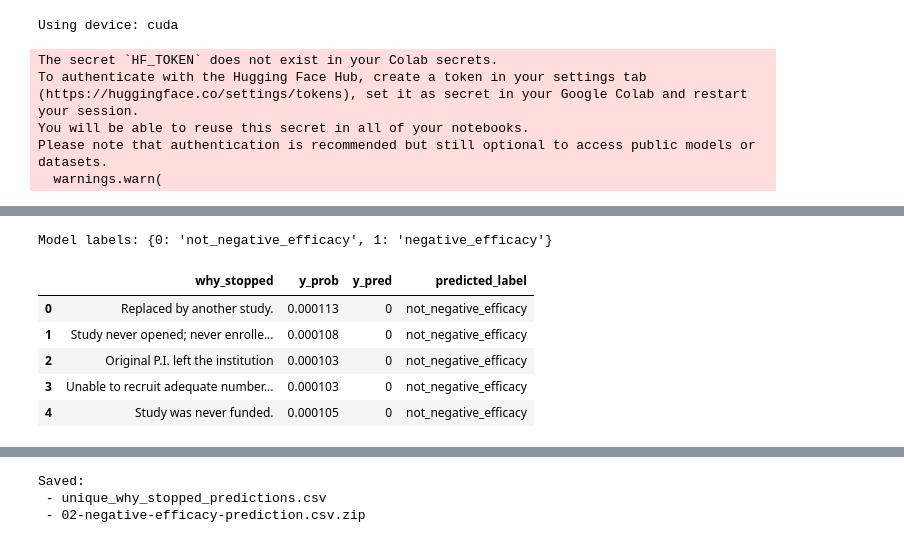
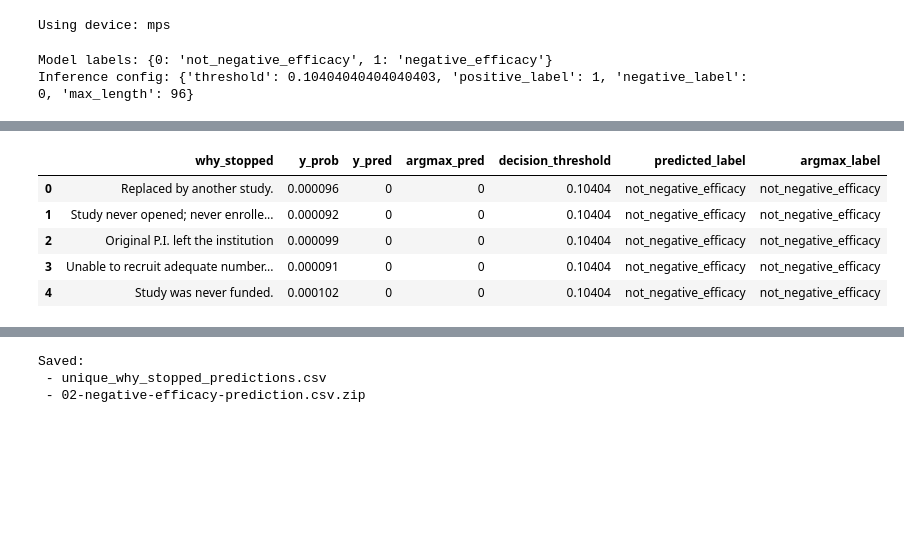
Before and after one commit to ellimilial/clinical-trials-negative-efficacy, a Jupyter notebook: 02-negative-efficacy-prediction.ipynb, the cells around one changed output, grey strips where cells are left out. Drawn from its saved outputs; the diff is of its cells as text; code cells hidden in the pictures; blank space fills up the shorter version.

```diff
--- a/02-negative-efficacy-prediction.ipynb
+++ b/02-negative-efficacy-prediction.ipynb
@@ -41,6 +39,9 @@ dtype: object
 # %%
+import json
+import numpy as np
 import pandas as pd
 import torch
+from huggingface_hub import hf_hub_download
 from transformers import AutoTokenizer, AutoModelForSequenceClassification
 from scipy.special import expit, softmax
 from tqdm.auto import tqdm
@@ -49,22 +50,42 @@ from tqdm.auto import tqdm
 # Configuration
 # -------------------------------------------------------------------
 MODEL_ID = "ellimilial/clinical-trials-negative-efficacy-biomedbert"
+# MODEL_ID = "ellimilial/clinical-trials-negative-efficacy-deberta-v3-base"
 TEXT_COL = "why_stopped"
 BATCH_SIZE = 32
 
-device = "cuda" if torch.cuda.is_available() else "cpu"
+device = (
+    "mps"
+    if torch.backends.mps.is_built() and torch.backends.mps.is_available()
+    else "cpu"
+)
 print(f"Using device: {device}")
 
 # -------------------------------------------------------------------
-# Load model
+# Load model + published inference settings
 # -------------------------------------------------------------------
 tokenizer = AutoTokenizer.from_pretrained(MODEL_ID)
 model = AutoModelForSequenceClassification.from_pretrained(MODEL_ID)
 model.to(device)
 model.eval()
 
-id2label = model.config.id2label
+config_path = hf_hub_download(MODEL_ID, "inference_config.json")
+with open(config_path) as f:
+    inference_config = json.load(f)
+
+id2label = {int(k): v for k, v in inference_config["id2label"].items()}
+positive_label_id = int(inference_config["positive_label"])
+negative_label_id = int(inference_config["negative_label"])
+threshold = float(inference_config["threshold"])
+max_length = int(inference_config["max_length"])
+
 print("Model labels:", id2label)
+print("Inference config:", {
+    "threshold": threshold,
+    "positive_label": positive_label_id,
+    "negative_label": negative_label_id,
+    "max_length": max_length,
+})
 
 # -------------------------------------------------------------------
 # Prepare unique stopping reasons
@@ -82,6 +103,7 @@ texts = why_stopped_unique[TEXT_COL].astype(str).tolist()
 # -------------------------------------------------------------------
 all_probs = []
 all_preds = []
+all_argmax_preds = []
 
 with torch.no_grad():
     for i in tqdm(range(0, len(texts), BATCH_SIZE)):
@@ -91,41 +113,46 @@ with torch.no_grad():
             batch_texts,
             padding=True,
             truncation=True,
-            max_length=512,
+            max_length=max_length,
             return_tensors="pt",
         ).to(device)
 
         outputs = model(**inputs)
         logits = outputs.logits.detach().cpu().numpy()
 
-        # Binary classifier with one output logit
+        # Use the published positive class and operating threshold.
         if logits.shape[1] == 1:
             probs_positive = expit(logits[:, 0])
-            preds = (probs_positive >= 0.5).astype(int)
-
-        # Binary/multiclass classifier with 2+ logits
+            argmax_preds = np.where(
+                probs_positive >= 0.5, positive_label_id, negative_label_id
+            )
         else:
             probs = softmax(logits, axis=1)
+            probs_positive = probs[:, positive_label_id]
+            argmax_preds = probs.argmax(axis=1)
 
-            # Assume positive class is label 1 unless config says otherwise
-            probs_positive = probs[:, 1] if logits.shape[1] == 2 else probs.max(axis=1)
-            preds = probs.argmax(axis=1)
+        preds = np.where(
+            probs_positive >= threshold, positive_label_id, negative_label_id
+        )
 
         all_probs.extend(probs_positive.tolist())
         all_preds.extend(preds.tolist())
+        all_argmax_preds.extend(argmax_preds.tolist())
 
 why_stopped_predictions = why_stopped_unique.copy()
 why_stopped_predictions["y_prob"] = all_probs
 why_stopped_predictions["y_pred"] = all_preds
+why_stopped_predictions["argmax_pred"] = all_argmax_preds
+why_stopped_predictions["decision_threshold"] = threshold
 why_stopped_predictions["predicted_label"] = [
     id2label.get(int(pred), str(pred)) for pred in all_preds
 ]
+why_stopped_predictions["argmax_label"] = [
+    id2label.get(int(pred), str(pred)) for pred in all_argmax_preds
+]
 
 why_stopped_predictions.head()
 # %% [output]
-Using device: cuda
+Using device: mps
-The secret `HF_TOKEN` does not exist in your Colab secrets.
-To authenticate with the Hugging Face Hub, create a token in your settings tab (https://huggingface.co/settings/tokens), set it as secret in your Google Colab and restart your session.
-You will be able to reuse this secret in all of your notebooks.
-Please note that authentication is recommended but still optional to access public models or datasets.
-  warnings.warn(
+Model labels: {0: 'not_negative_efficacy', 1: 'negative_efficacy'}
+Inference config: {'threshold': 0.10404040404040403, 'positive_label': 1, 'negative_label': 0, 'max_length': 96}
@@ -134,8 +159,7 @@ WARNING:huggingface_hub.utils._http:Warning: You are sending unauthenticated req
-Model labels: {0: 'not_negative_efficacy', 1: 'negative_efficacy'}
-|  | why_stopped | y_prob | y_pred | predicted_label |
-| 0 | Replaced by another study. | 0.000113 | 0 | not_negative_efficacy |
-| 1 | Study never opened; never enrolle... | 0.000108 | 0 | not_negative_efficacy |
-| 2 | Original P.I. left the institution | 0.000103 | 0 | not_negative_efficacy |
-| 3 | Unable to recruit adequate number... | 0.000103 | 0 | not_negative_efficacy |
-| 4 | Study was never funded. | 0.000105 | 0 | not_negative_efficacy |
+|  | why_stopped | y_prob | y_pred | argmax_pred | decision_threshold | predicted_label | argmax_label |
+| 0 | Replaced by another study. | 0.000096 | 0 | 0 | 0.10404 | not_negative_efficacy | not_negative_efficacy |
+| 1 | Study never opened; never enrolle... | 0.000092 | 0 | 0 | 0.10404 | not_negative_efficacy | not_negative_efficacy |
+| 2 | Original P.I. left the institution | 0.000099 | 0 | 0 | 0.10404 | not_negative_efficacy | not_negative_efficacy |
+| 3 | Unable to recruit adequate number... | 0.000091 | 0 | 0 | 0.10404 | not_negative_efficacy | not_negative_efficacy |
+| 4 | Study was never funded. | 0.000102 | 0 | 0 | 0.10404 | not_negative_efficacy | not_negative_efficacy |
 # %%
```
Also changed, not shown: parts of 4 cells of this notebook, 6 other files.
